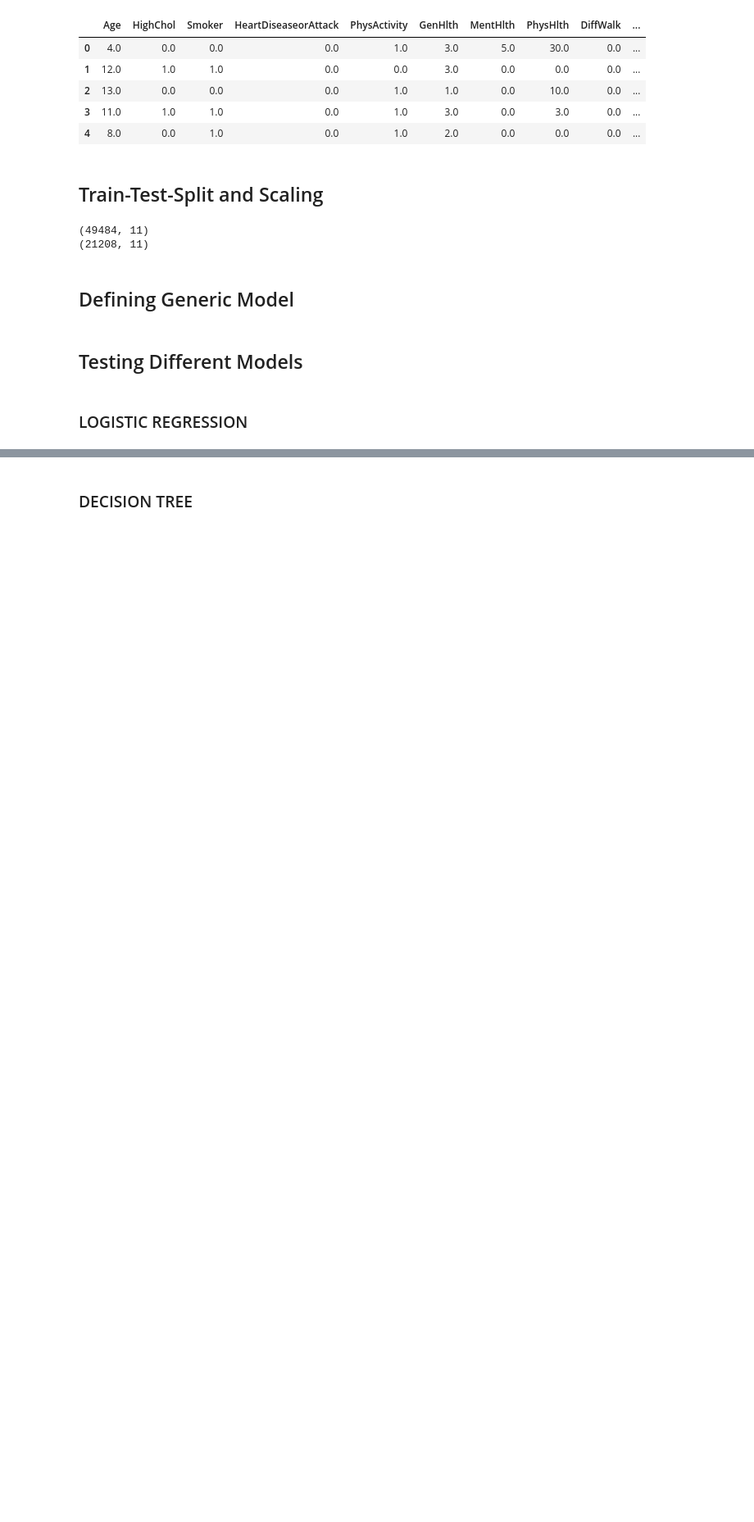
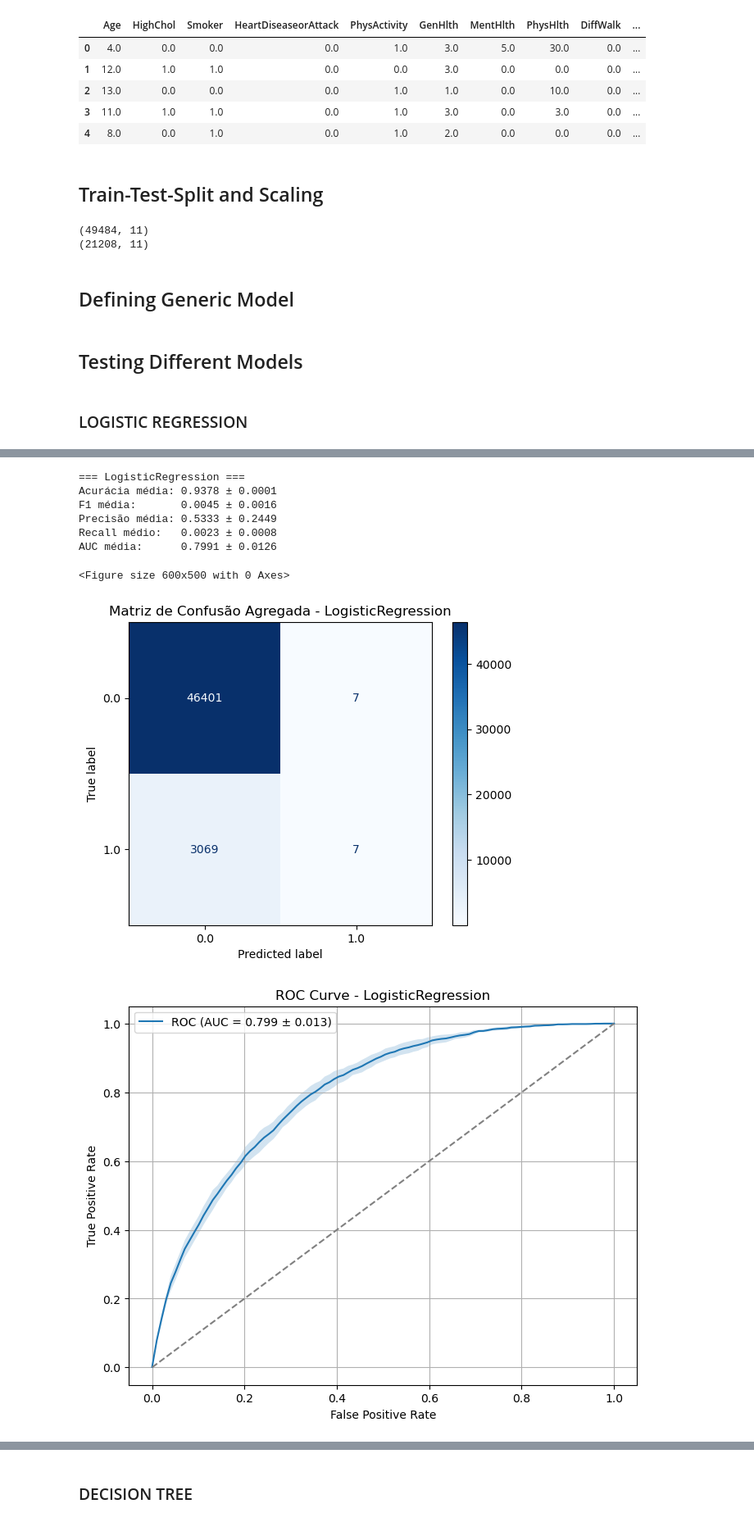
Before and after one commit to TurnipPudding/Machine-Learning---SCC0276, a Jupyter notebook: DHS Prediction (Stroke Prediction_Multiple Models_Classification).ipynb, the cells around one changed output, grey strips where cells are left out. Shown at 82% size. Saved outputs shown, nothing was run; the diff lists cells and outputs as text; code cells hidden in the pictures; blank space fills up the shorter version.

```diff
--- a/DHS Prediction (Stroke Prediction_Multiple Models_Classification).ipynb
+++ b/DHS Prediction (Stroke Prediction_Multiple Models_Classification).ipynb
@@ -548,7 +666,13 @@ print(X_test.shape)
 # %%
 #scaling the data so that comparatively larger values do not make the model biased
 scaler=StandardScaler()
-X_train_scaled=scaler.fit_transform(X_train)
-X_test_scaled=scaler.transform(X_test)
+X_train_scaled = scaler.fit_transform(X_train)
+X_test_scaled = scaler.transform(X_test)
+
+# Certifique-se de ter arrays e não DataFrames para indexação com [train_idx]
+X_train_array = X_train if isinstance(X_train, np.ndarray) else X_train.to_numpy()
+y_train_array = y_train if isinstance(y_train, np.ndarray) else y_train.to_numpy()
+X_test_array = X_test if isinstance(X_test, np.ndarray) else X_test.to_numpy()
+y_test_array = y_test if isinstance(y_test, np.ndarray) else y_test.to_numpy()
 # %% [markdown]
 ## Defining Generic Model
@@ -567,0 +810,16 @@ def model_train_test(model):
+# %%
+# Definindo o modelo a ser testado
+modelo = LogisticRegression()
+
+# Para ver matriz de confusão, use show_confusion_matrix=True
+_ = model_cross_val(modelo, X_train_array, y_train_array, show_confusion_matrix=True)
+# %% [output]
+=== LogisticRegression ===
+Acurácia média: 0.9378 ± 0.0001
+F1 média:       0.0045 ± 0.0016
+Precisão média: 0.5333 ± 0.2449
+Recall médio:   0.0023 ± 0.0008
+AUC média:      0.7991 ± 0.0126
+<Figure size 600x500 with 0 Axes>
+[figure, added]
+[figure, added]
```
Also changed, not shown: parts of 52 cells of this notebook.
